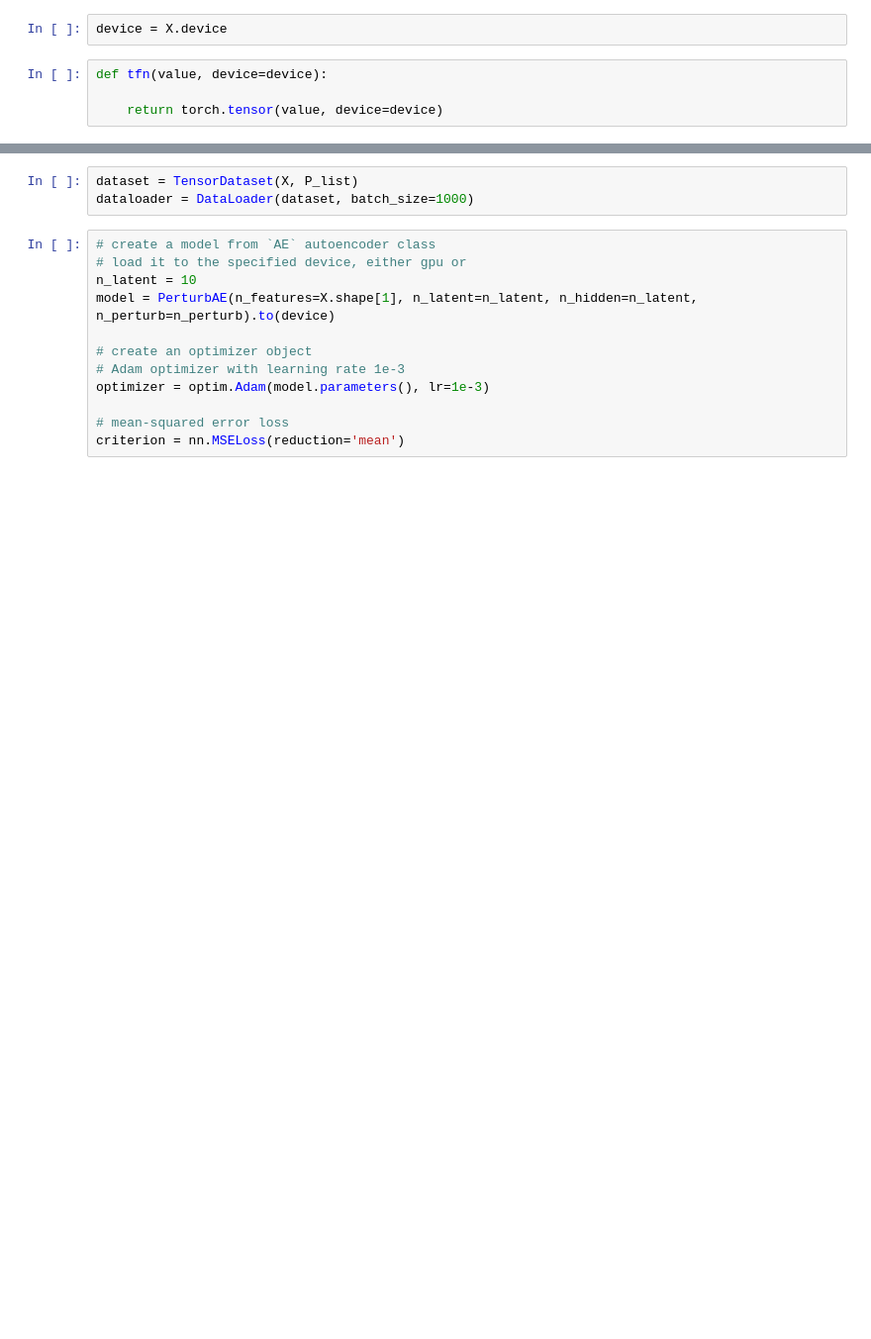
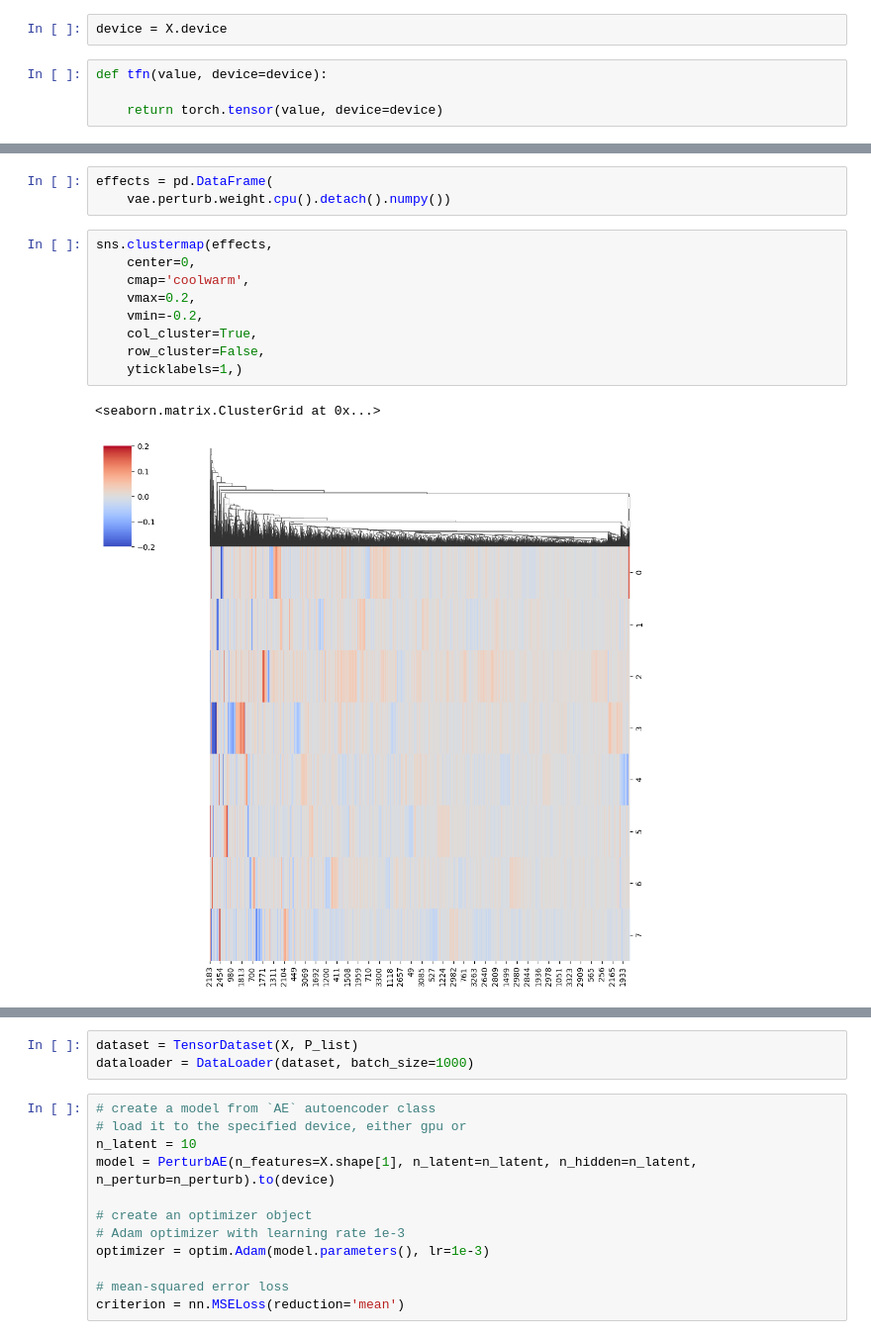
Before and after one commit to mincheoly/PerturbVI, a Jupyter notebook: examples/scitoscreen.ipynb, the cells around one changed output, grey strips where cells are left out. Shown: that part at 99% size. Drawn from its saved outputs; the diff is of its cells as text; blank space fills up the shorter version.

```diff
--- a/examples/scitoscreen.ipynb
+++ b/examples/scitoscreen.ipynb
@@ -101,0 +182,15 @@ class PerturbAE(nn.Module):
+# %%
+effects = pd.DataFrame(
+    vae.perturb.weight.cpu().detach().numpy())
+# %%
+sns.clustermap(effects,
+    center=0,
+    cmap='coolwarm',
+    vmax=0.2,
+    vmin=-0.2,
+    col_cluster=True,
+    row_cluster=False,
+    yticklabels=1,)
+# %% [output]
+<seaborn.matrix.ClusterGrid at 0x...>
+[figure, added]
```
Also changed, not shown: parts of 16 cells of this notebook, 4 other files.
